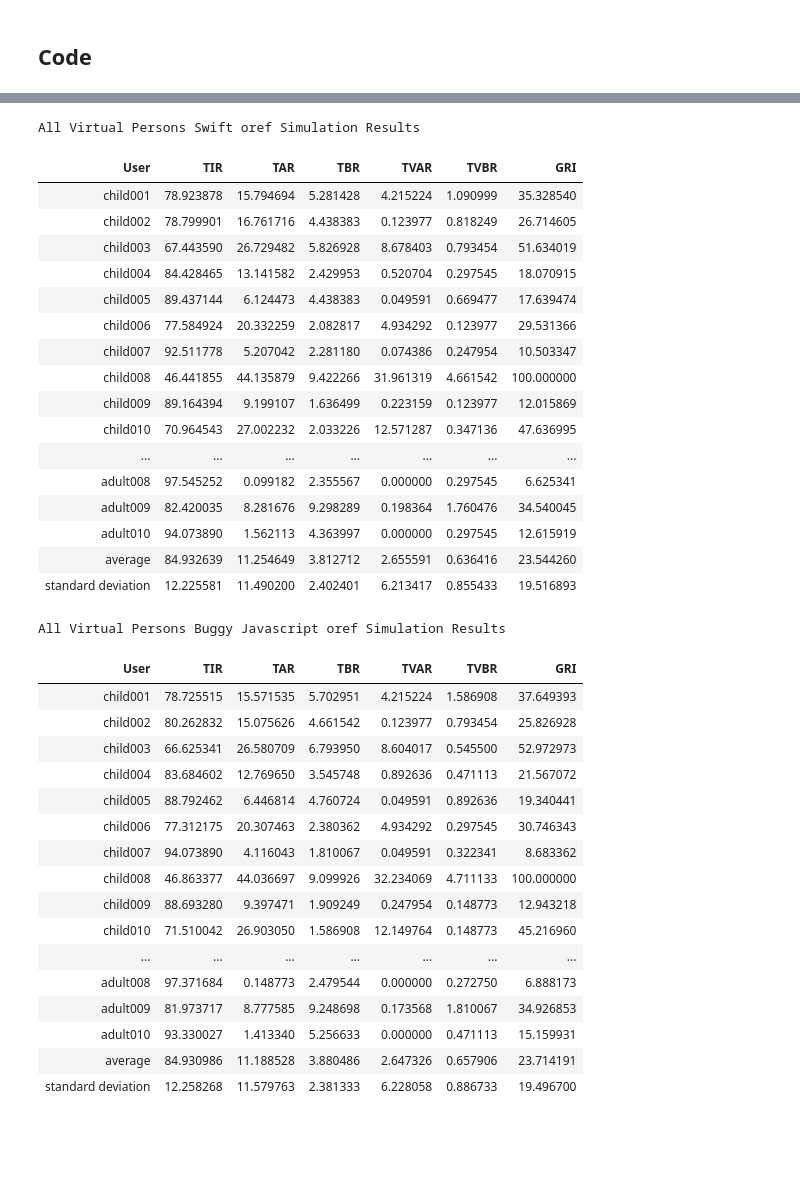
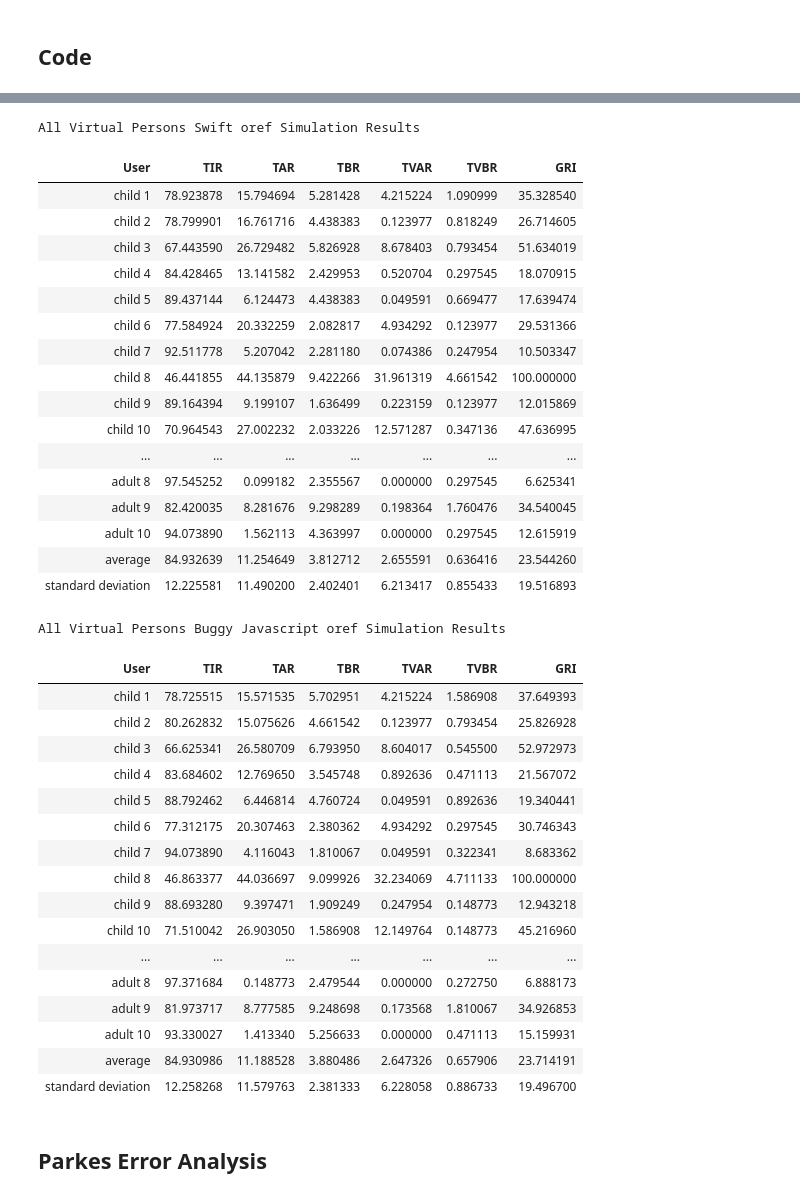
Before and after one commit to tscreven/AIDFramework, a Jupyter notebook: in_silico_simulation_analysis.ipynb, the cells around one changed output, grey strips where cells are left out. Cells and saved outputs as stored; diff of their text form; code cells hidden in the pictures; blank space fills up the shorter version.

```diff
--- a/in_silico_simulation_analysis.ipynb
+++ b/in_silico_simulation_analysis.ipynb
@@ -34,9 +34,13 @@ import numpy as np
 import pandas as pd
 # %%
 children = [f"child{n}" for n in ["001","002","003","004","005","006","007","008","009","010"]]
+children_display = [f"child {n}" for n in range(1, 11)]
 adolescents = [f"adolescent{n}" for n in ["001","002","003","004","005","006","007","008","009","010"]]
+adolescents_display = [f"adolescent {n}" for n in range(1, 11)]
 adults = [f"adult{n}" for n in ["001","002","003","004","005","006","007","008","009","010"]]
+adults_display = [f"adult {n}" for n in range(1, 11)]
 all_users = children + adolescents + adults
+all_users_display = children_display + adolescents_display + adults_display
 
 results_folder = "simglucoseResults"
 # %%
@@ -66,13 +70,13 @@ def user_results(user:str, alg:str):
     glucose = pd.read_csv(path)['CGM'].to_list()
     return glucose_stats(glucose)
 
-def age_group_results(group:list, alg:str):
+def age_group_results(group:list, user_display:list, alg:str):
     results = {"User":[], "TIR":[], "TAR":[], "TBR":[], "TVAR":[],
                      "TVBR":[], "GRI":[]}
 
-    for user in group:
-        tir, tar, tbr, tvar, tvbr, gri = user_results(user, alg)
-        results["User"].append(user)
+    for i in range(len(group)):
+        tir, tar, tbr, tvar, tvbr, gri = user_results(group[i], alg)
+        results["User"].append(user_display[i])
         results["TIR"].append(tir)
         results["TAR"].append(tar)
         results["TBR"].append(tbr)
@@ -203,46 +207,48 @@ Adult Buggy Javascript oref Simulation Results
 | standard deviation | 4.667542 | 2.683051 | 2.785146 | 0.057030 | 0.589402 | 9.654736 |
 # %%
 print('All Virtual Persons Swift oref Simulation Results')
-df = pd.DataFrame.from_dict(age_group_results(all_users, 'swift'))
+df = pd.DataFrame.from_dict(age_group_results(all_users, all_users_display, 'swift'))
 display(df.style.hide())
 
 print('All Virtual Persons Buggy Javascript oref Simulation Results')
-df = pd.DataFrame.from_dict(age_group_results(all_users, 'jsbug'))
+df = pd.DataFrame.from_dict(age_group_results(all_users, all_users_display, 'jsbug'))
 display(df.style.hide())
 # %% [output]
 All Virtual Persons Swift oref Simulation Results
 | User | TIR | TAR | TBR | TVAR | TVBR | GRI |
-| child001 | 78.923878 | 15.794694 | 5.281428 | 4.215224 | 1.090999 | 35.328540 |
-| child002 | 78.799901 | 16.761716 | 4.438383 | 0.123977 | 0.818249 | 26.714605 |
-| child003 | 67.443590 | 26.729482 | 5.826928 | 8.678403 | 0.793454 | 51.634019 |
-| child004 | 84.428465 | 13.141582 | 2.429953 | 0.520704 | 0.297545 | 18.070915 |
-| child005 | 89.437144 | 6.124473 | 4.438383 | 0.049591 | 0.669477 | 17.639474 |
-| child006 | 77.584924 | 20.332259 | 2.082817 | 4.934292 | 0.123977 | 29.531366 |
-| child007 | 92.511778 | 5.207042 | 2.281180 | 0.074386 | 0.247954 | 10.503347 |
-| child008 | 46.441855 | 44.135879 | 9.422266 | 31.961319 | 4.661542 | 100.000000 |
-| child009 | 89.164394 | 9.199107 | 1.636499 | 0.223159 | 0.123977 | 12.015869 |
-| child010 | 70.964543 | 27.002232 | 2.033226 | 12.571287 | 0.347136 | 47.636995 |
+| child 1 | 78.923878 | 15.794694 | 5.281428 | 4.215224 | 1.090999 | 35.328540 |
+| child 2 | 78.799901 | 16.761716 | 4.438383 | 0.123977 | 0.818249 | 26.714605 |
+| child 3 | 67.443590 | 26.729482 | 5.826928 | 8.678403 | 0.793454 | 51.634019 |
+| child 4 | 84.428465 | 13.141582 | 2.429953 | 0.520704 | 0.297545 | 18.070915 |
+| child 5 | 89.437144 | 6.124473 | 4.438383 | 0.049591 | 0.669477 | 17.639474 |
+| child 6 | 77.584924 | 20.332259 | 2.082817 | 4.934292 | 0.123977 | 29.531366 |
+| child 7 | 92.511778 | 5.207042 | 2.281180 | 0.074386 | 0.247954 | 10.503347 |
+| child 8 | 46.441855 | 44.135879 | 9.422266 | 31.961319 | 4.661542 | 100.000000 |
+| child 9 | 89.164394 | 9.199107 | 1.636499 | 0.223159 | 0.123977 | 12.015869 |
+| child 10 | 70.964543 | 27.002232 | 2.033226 | 12.571287 | 0.347136 | 47.636995 |
 | ... | ... | ... | ... | ... | ... | ... |
-| adult008 | 97.545252 | 0.099182 | 2.355567 | 0.000000 | 0.297545 | 6.625341 |
-| adult009 | 82.420035 | 8.281676 | 9.298289 | 0.198364 | 1.760476 | 34.540045 |
-| adult010 | 94.073890 | 1.562113 | 4.363997 | 0.000000 | 0.297545 | 12.615919 |
+| adult 8 | 97.545252 | 0.099182 | 2.355567 | 0.000000 | 0.297545 | 6.625341 |
+| adult 9 | 82.420035 | 8.281676 | 9.298289 | 0.198364 | 1.760476 | 34.540045 |
+| adult 10 | 94.073890 | 1.562113 | 4.363997 | 0.000000 | 0.297545 | 12.615919 |
 | average | 84.932639 | 11.254649 | 3.812712 | 2.655591 | 0.636416 | 23.544260 |
 | standard deviation | 12.225581 | 11.490200 | 2.402401 | 6.213417 | 0.855433 | 19.516893 |
 All Virtual Persons Buggy Javascript oref Simulation Results
 | User | TIR | TAR | TBR | TVAR | TVBR | GRI |
-| child001 | 78.725515 | 15.571535 | 5.702951 | 4.215224 | 1.586908 | 37.649393 |
-| child002 | 80.262832 | 15.075626 | 4.661542 | 0.123977 | 0.793454 | 25.826928 |
-| child003 | 66.625341 | 26.580709 | 6.793950 | 8.604017 | 0.545500 | 52.972973 |
-| child004 | 83.684602 | 12.769650 | 3.545748 | 0.892636 | 0.471113 | 21.567072 |
-| child005 | 88.792462 | 6.446814 | 4.760724 | 0.049591 | 0.892636 | 19.340441 |
-| child006 | 77.312175 | 20.307463 | 2.380362 | 4.934292 | 0.297545 | 30.746343 |
-| child007 | 94.073890 | 4.116043 | 1.810067 | 0.049591 | 0.322341 | 8.683362 |
-| child008 | 46.863377 | 44.036697 | 9.099926 | 32.234069 | 4.711133 | 100.000000 |
-| child009 | 88.693280 | 9.397471 | 1.909249 | 0.247954 | 0.148773 | 12.943218 |
-| child010 | 71.510042 | 26.903050 | 1.586908 | 12.149764 | 0.148773 | 45.216960 |
+| child 1 | 78.725515 | 15.571535 | 5.702951 | 4.215224 | 1.586908 | 37.649393 |
+| child 2 | 80.262832 | 15.075626 | 4.661542 | 0.123977 | 0.793454 | 25.826928 |
+| child 3 | 66.625341 | 26.580709 | 6.793950 | 8.604017 | 0.545500 | 52.972973 |
+| child 4 | 83.684602 | 12.769650 | 3.545748 | 0.892636 | 0.471113 | 21.567072 |
+| child 5 | 88.792462 | 6.446814 | 4.760724 | 0.049591 | 0.892636 | 19.340441 |
+| child 6 | 77.312175 | 20.307463 | 2.380362 | 4.934292 | 0.297545 | 30.746343 |
+| child 7 | 94.073890 | 4.116043 | 1.810067 | 0.049591 | 0.322341 | 8.683362 |
+| child 8 | 46.863377 | 44.036697 | 9.099926 | 32.234069 | 4.711133 | 100.000000 |
+| child 9 | 88.693280 | 9.397471 | 1.909249 | 0.247954 | 0.148773 | 12.943218 |
+| child 10 | 71.510042 | 26.903050 | 1.586908 | 12.149764 | 0.148773 | 45.216960 |
 | ... | ... | ... | ... | ... | ... | ... |
-| adult008 | 97.371684 | 0.148773 | 2.479544 | 0.000000 | 0.272750 | 6.888173 |
-| adult009 | 81.973717 | 8.777585 | 9.248698 | 0.173568 | 1.810067 | 34.926853 |
-| adult010 | 93.330027 | 1.413340 | 5.256633 | 0.000000 | 0.471113 | 15.159931 |
+| adult 8 | 97.371684 | 0.148773 | 2.479544 | 0.000000 | 0.272750 | 6.888173 |
+| adult 9 | 81.973717 | 8.777585 | 9.248698 | 0.173568 | 1.810067 | 34.926853 |
+| adult 10 | 93.330027 | 1.413340 | 5.256633 | 0.000000 | 0.471113 | 15.159931 |
 | average | 84.930986 | 11.188528 | 3.880486 | 2.647326 | 0.657906 | 23.714191 |
 | standard deviation | 12.258268 | 11.579763 | 2.381333 | 6.228058 | 0.886733 | 19.496700 |
+# %% [markdown]
+## Parkes Error Analysis
```
Also changed, not shown: parts of 6 cells of this notebook, 1 other file.
